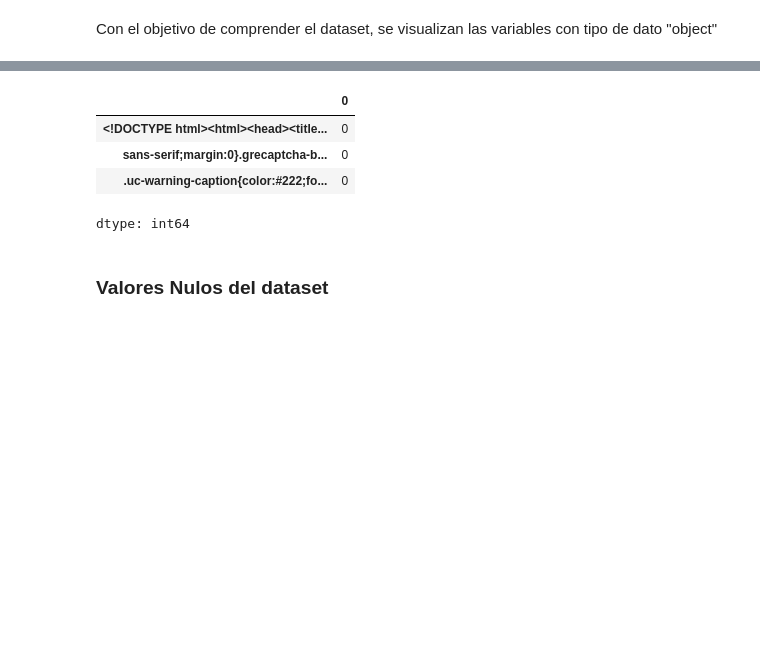
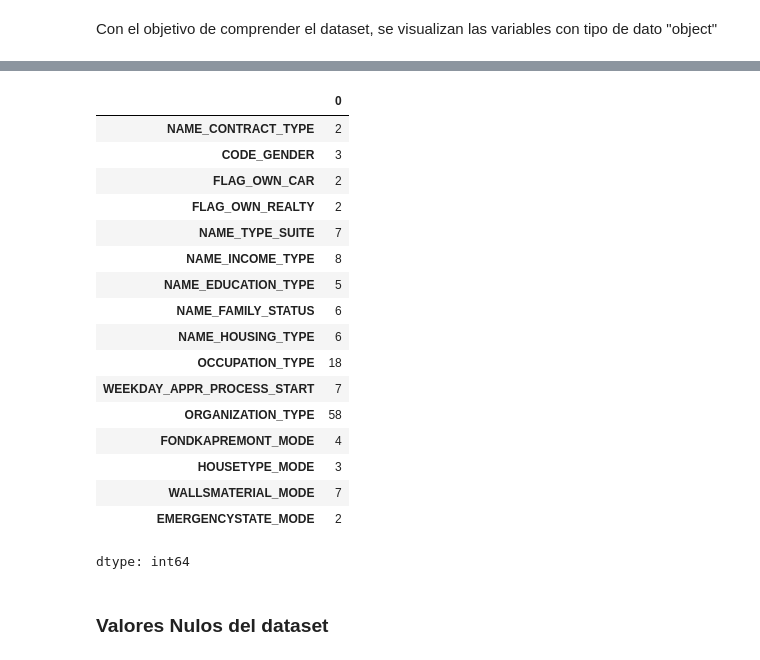
Before and after one commit to nanomelk/Analista-de-Datos-II, a Jupyter notebook: ABP2_Home_Credit_Default_Risk.ipynb, the cells around one changed output, grey strips where cells are left out. Drawn from its saved outputs; the diff is of its cells as text; code cells hidden in the pictures; blank space fills up the shorter version.

```diff
--- a/ABP2_Home_Credit_Default_Risk.ipynb
+++ b/ABP2_Home_Credit_Default_Risk.ipynb
@@ -186,11 +258,24 @@ Total de columnas categóricas: 3
 # %%
 # Analisis de los valores únicos que posee cada columna categórica
-HomeCredit_CD.select_dtypes(include=['object']).nunique()
+df_train.select_dtypes(include=['object']).nunique()
 # %% [output]
 |  | 0 |
-| <!DOCTYPE html><html><head><title... | 0 |
-| sans-serif;margin:0}.grecaptcha-b... | 0 |
-| .uc-warning-caption{color:#222;fo... | 0 |
+| NAME_CONTRACT_TYPE | 2 |
+| CODE_GENDER | 3 |
+| FLAG_OWN_CAR | 2 |
+| FLAG_OWN_REALTY | 2 |
+| NAME_TYPE_SUITE | 7 |
+| NAME_INCOME_TYPE | 8 |
+| NAME_EDUCATION_TYPE | 5 |
+| NAME_FAMILY_STATUS | 6 |
+| NAME_HOUSING_TYPE | 6 |
+| OCCUPATION_TYPE | 18 |
+| WEEKDAY_APPR_PROCESS_START | 7 |
+| ORGANIZATION_TYPE | 58 |
+| FONDKAPREMONT_MODE | 4 |
+| HOUSETYPE_MODE | 3 |
+| WALLSMATERIAL_MODE | 7 |
+| EMERGENCYSTATE_MODE | 2 |
 dtype: int64
 # %% [markdown]
 ### Valores Nulos del dataset
```
Also changed, not shown: parts of 12 cells of this notebook.
